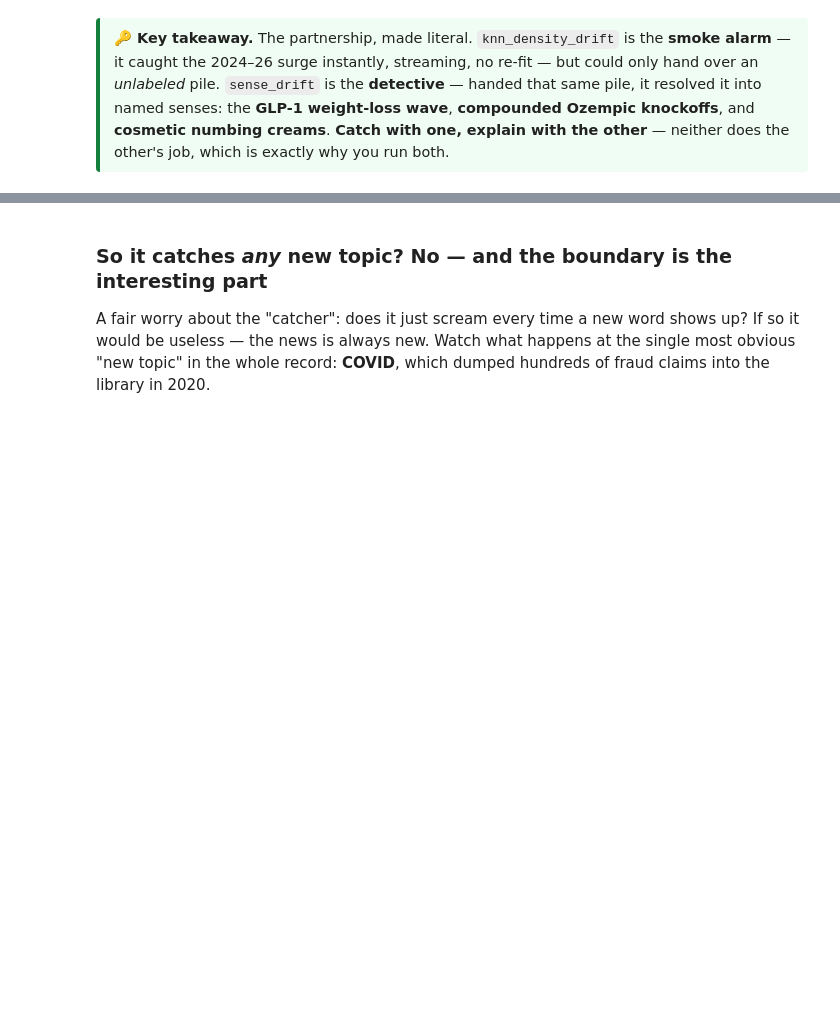
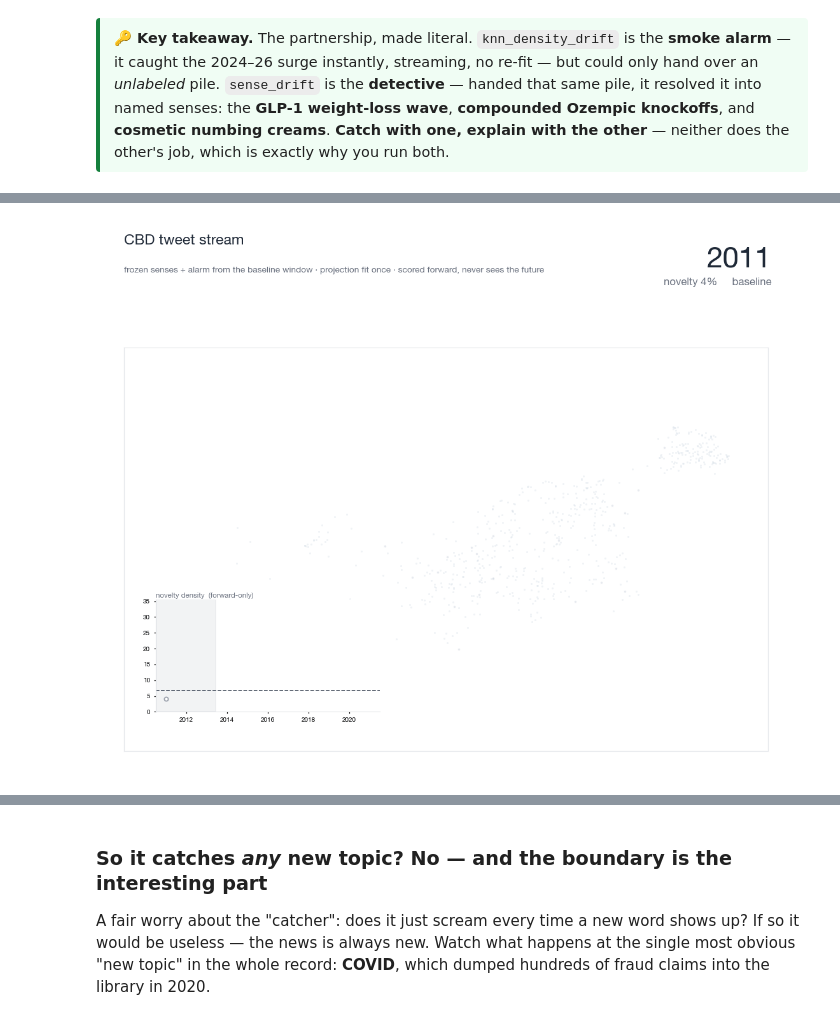
Before and after one commit to jturner-uofl/pycorpdiff, a Jupyter notebook: examples/cbd_fda_drift_showcase.ipynb, the cells around one changed output, grey strips where cells are left out. Saved outputs shown, nothing was run; the diff lists cells and outputs as text; code cells hidden in the pictures; blank space fills up the shorter version.

```diff
--- a/examples/cbd_fda_drift_showcase.ipynb
+++ b/examples/cbd_fda_drift_showcase.ipynb
@@ -891,0 +956,4 @@ display(LOG.style.hide(axis="index")
+# %%
+show_gif("rtm_cbd_tweets.gif")
+# %% [output]
+[figure, added]
```
Also changed, not shown: parts of 13 cells of this notebook.
